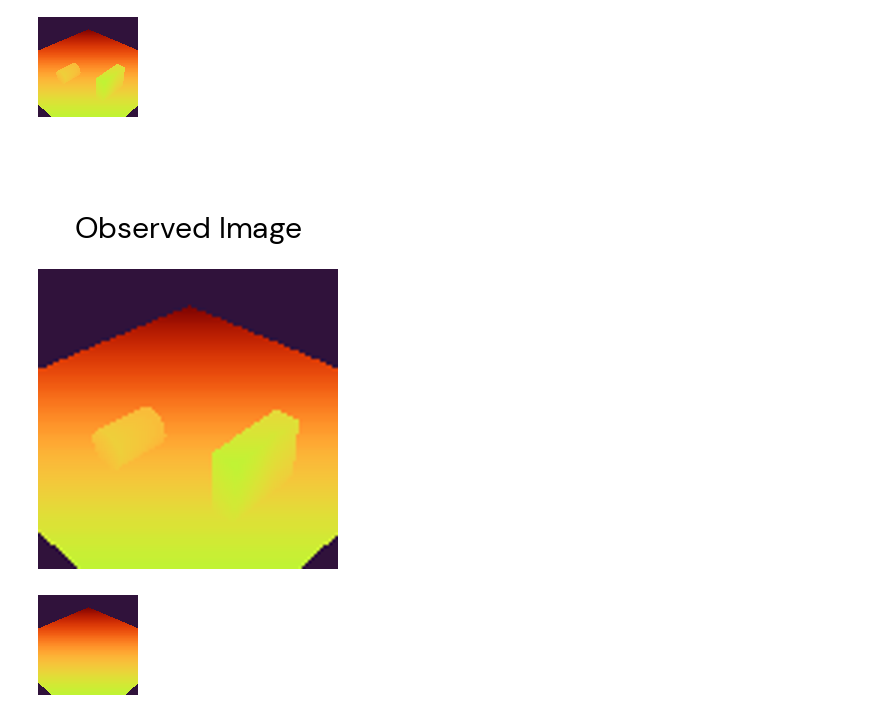
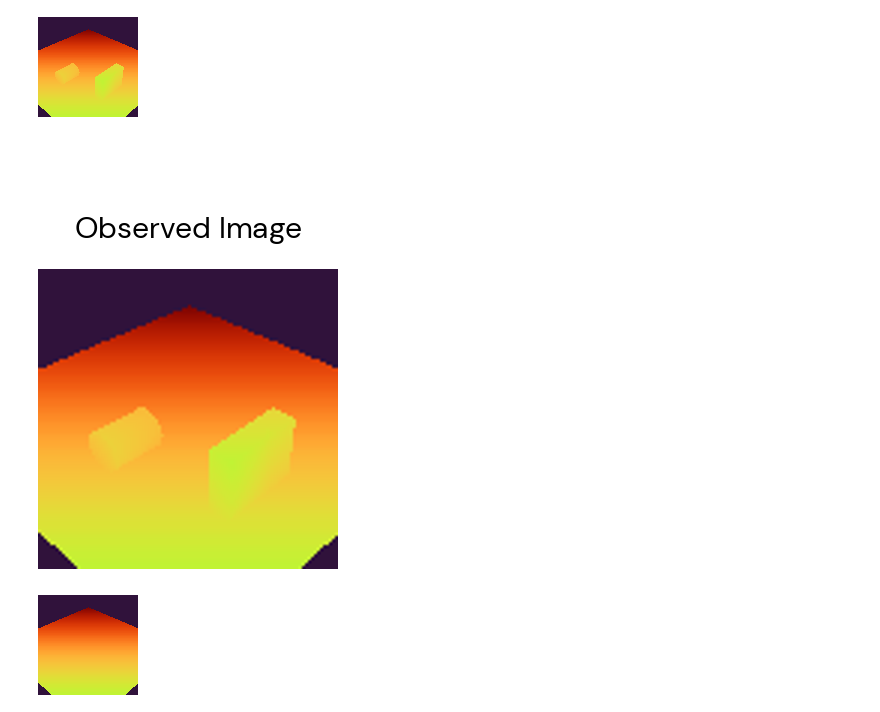
Before and after one commit to probcomp/bayes3d, a Jupyter notebook: experiments/posterior_uncertainty/iterative_multiobject_parsing.ipynb, the cells around one changed output. Saved outputs shown, nothing was run; the diff lists cells and outputs as text; code cells hidden in the pictures.

```diff
--- a/experiments/posterior_uncertainty/iterative_multiobject_parsing.ipynb
+++ b/experiments/posterior_uncertainty/iterative_multiobject_parsing.ipynb
@@ -68,8 +68,8 @@ edges = jnp.array([
 contact_params = jnp.array(
     [
         [0.0, 0.0, 0.0],
-        [0.2, 0.0, 0.0],
-        [0.1, 0.3, 0.0]
+        [0.21, 0.0, 0.0],
+        [0.1, 0.29, 0.0],
     ]
 )
 
@@ -84,17 +84,18 @@ j.get_depth_image(observed_img[:,:,2])
 # %% [output]
 [figure]
 # %%
+SCALING_FACTOR = 3
 j.multi_panel(
     [
         j.scale_image(j.get_depth_image(observed_img[:,:,2]), SCALING_FACTOR)
     ],
     labels=[
         "Observed Image",
     ],
     middle_width=30
 )
 # %% [output]
-[figure, old version]
+[figure, new version]
 # %%
 likelihood_jit = jax.vmap(jax.vmap(jax.vmap(j.threedp3_likelihood,
        in_axes=(None, None, None, None, 0, None)),
```
Also changed, not shown: parts of 5 cells of this notebook.
